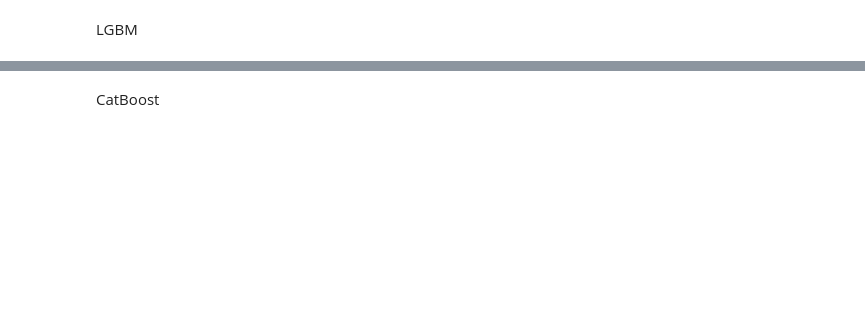
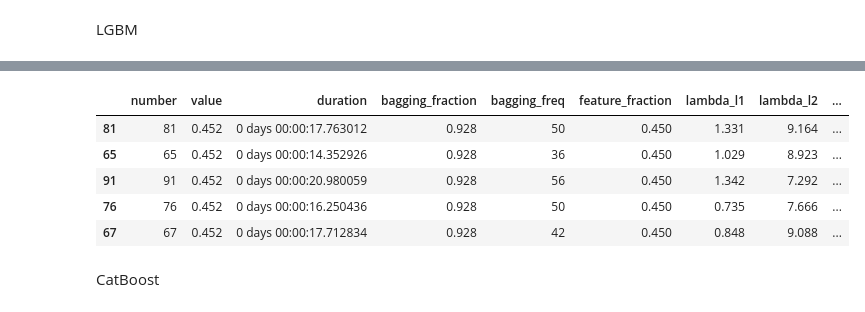
Before and after one commit to victoria-lokteva/LLM-test-task, a Jupyter notebook: ctr.ipynb, the cells around one changed output, grey strips where cells are left out. Cells and saved outputs as stored; diff of their text form; code cells hidden in the pictures; blank space fills up the shorter version.

Commit message:
optuna optimization update readme, requirements templates for LLM

```diff
--- a/ctr.ipynb
+++ b/ctr.ipynb
@@ -204,3 +211,3 @@ Accuracy:  0.8059467918622848
 # %%
-experiments = ClickLGBM().optuna_optimization(200)
+experiments = ClickLGBM().optuna_optimization(100)
 # %% [output]
@@ -242,3 +232,12 @@ executing.executing.NotOneValueFound: Expected one value, found 0
+# %%
+experiments.head()
+# %% [output]
+|  | number | value | duration | bagging_fraction | bagging_freq | feature_fraction | lambda_l1 | lambda_l2 | ... |
+| 81 | 81 | 0.452 | 0 days 00:00:17.763012 | 0.928 | 50 | 0.450 | 1.331 | 9.164 | ... |
+| 65 | 65 | 0.452 | 0 days 00:00:14.352926 | 0.928 | 36 | 0.450 | 1.029 | 8.923 | ... |
+| 91 | 91 | 0.452 | 0 days 00:00:20.980059 | 0.928 | 56 | 0.450 | 1.342 | 7.292 | ... |
+| 76 | 76 | 0.452 | 0 days 00:00:16.250436 | 0.928 | 50 | 0.450 | 0.735 | 7.666 | ... |
+| 67 | 67 | 0.452 | 0 days 00:00:17.712834 | 0.928 | 42 | 0.450 | 0.848 | 9.088 | ... |
 # %% [markdown]
 CatBoost
 # %%
```
Also changed, not shown: parts of 17 cells of this notebook, 7 other files.
